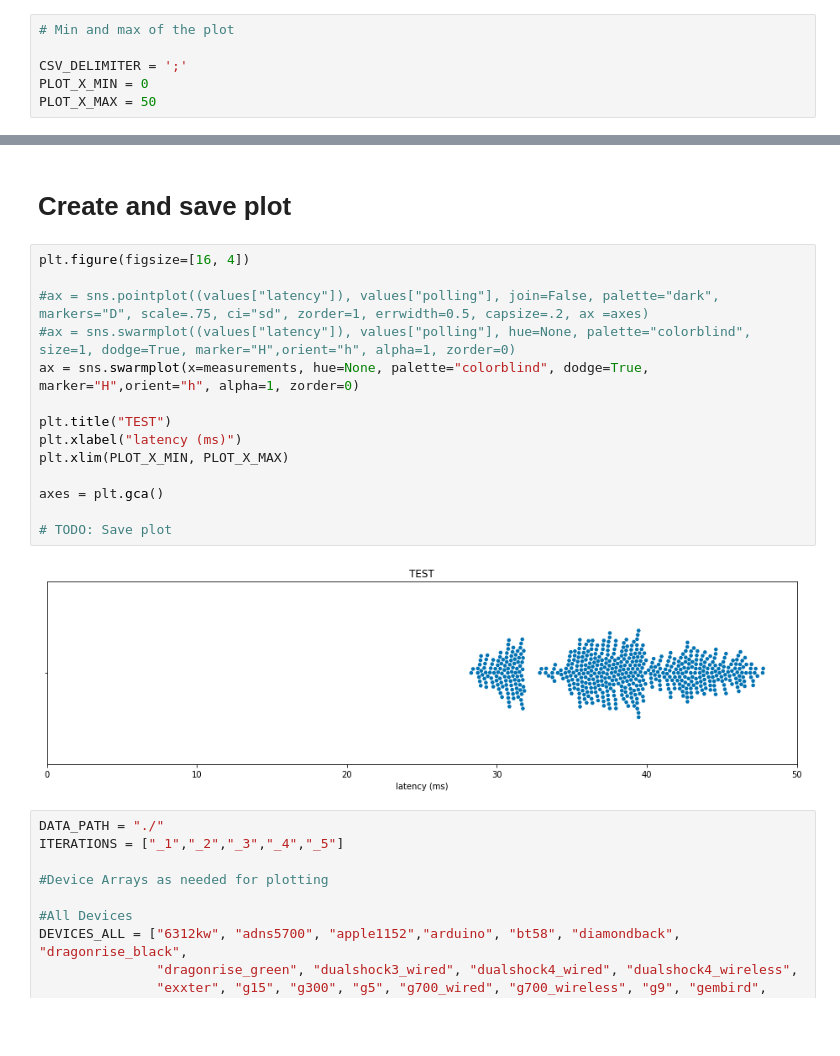
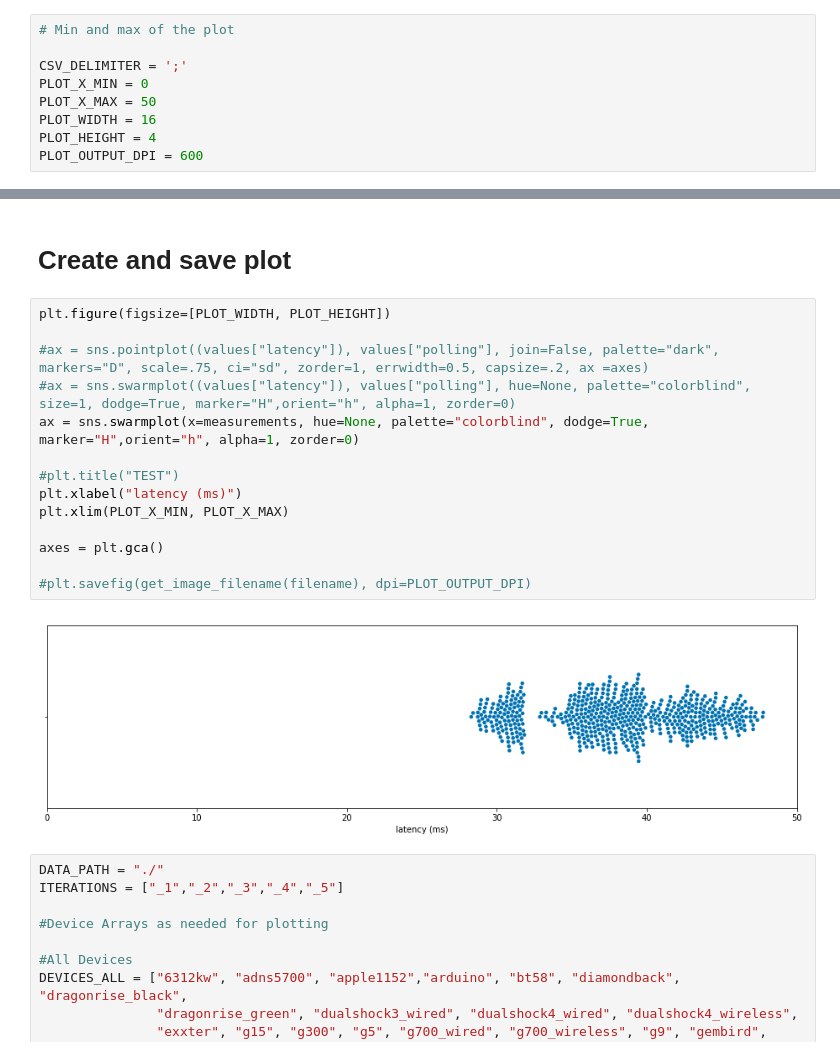
Before and after one commit to PDA-UR/latency_measurements, a Jupyter notebook: ProcessingPipeline.ipynb, the cells around one changed output, grey strips where cells are left out. Cells and saved outputs as stored; diff of their text form; blank space fills up the shorter version.

```diff
--- a/ProcessingPipeline.ipynb
+++ b/ProcessingPipeline.ipynb
@@ -13,6 +13,9 @@ import numpy as np
 CSV_DELIMITER = ';'
 PLOT_X_MIN = 0
 PLOT_X_MAX = 50
+PLOT_WIDTH = 16
+PLOT_HEIGHT = 4
+PLOT_OUTPUT_DPI = 600
 # %% [markdown]
 # Filename of the csv file
 
@@ -85,21 +92,21 @@ iterations: 1000
 # %% [markdown]
 # Create and save plot
 # %%
-plt.figure(figsize=[16, 4])
+plt.figure(figsize=[PLOT_WIDTH, PLOT_HEIGHT])
 
 #ax = sns.pointplot((values["latency"]), values["polling"], join=False, palette="dark", markers="D", scale=.75, ci="sd", zorder=1, errwidth=0.5, capsize=.2, ax =axes)
 #ax = sns.swarmplot((values["latency"]), values["polling"], hue=None, palette="colorblind", size=1, dodge=True, marker="H",orient="h", alpha=1, zorder=0)
 ax = sns.swarmplot(x=measurements, hue=None, palette="colorblind", dodge=True, marker="H",orient="h", alpha=1, zorder=0)
 
-plt.title("TEST")
+#plt.title("TEST")
 plt.xlabel("latency (ms)")
 plt.xlim(PLOT_X_MIN, PLOT_X_MAX)
 
 axes = plt.gca()
 
-# TODO: Save plot
+#plt.savefig(get_image_filename(filename), dpi=PLOT_OUTPUT_DPI)
 # %% [output]
-[figure, old version]
+[figure, new version]
 # %%
 DATA_PATH = "./"
 ITERATIONS = ["_1","_2","_3","_4","_5"]
```
Also changed, not shown: parts of 1 cell of this notebook.
